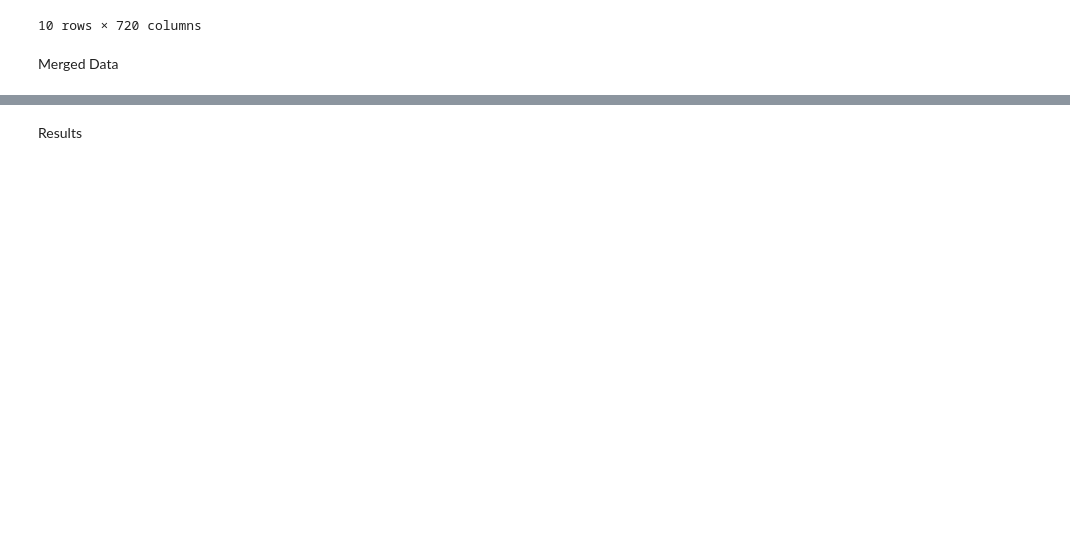
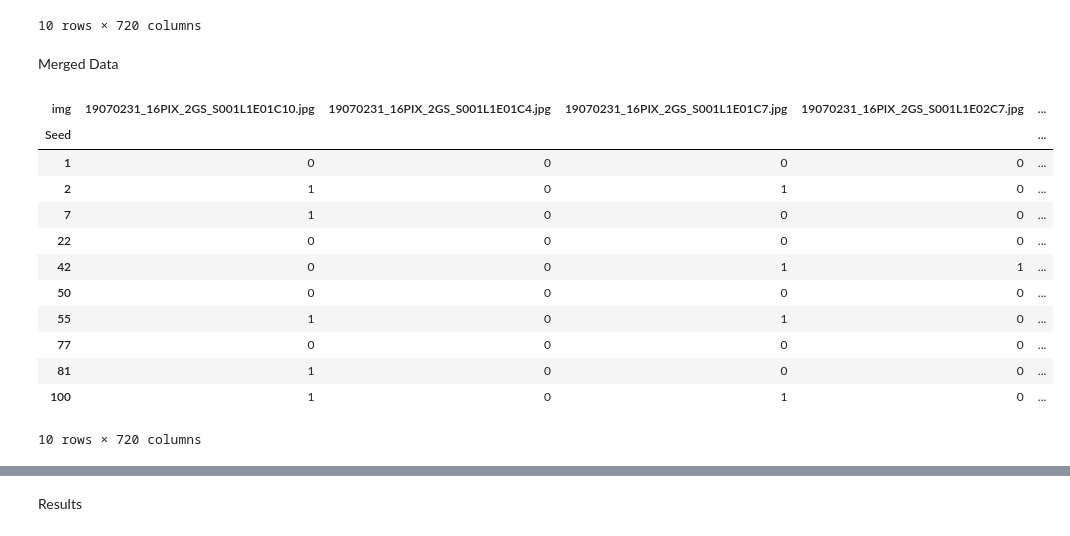
Before and after one commit to namin-an/ArtificialVision, a Jupyter notebook: Visualization/Parallel.ipynb, the cells around one changed output, grey strips where cells are left out. Saved outputs shown, nothing was run; the diff lists cells and outputs as text; code cells hidden in the pictures; blank space fills up the shorter version.

```diff
--- a/Visualization/Parallel.ipynb
+++ b/Visualization/Parallel.ipynb
@@ -254,6 +255,22 @@ mac_df
 10 rows × 720 columns
 # %% [markdown]
 Merged Data
+# %%
+mac_df
+# %% [output]
+| img | 19070231_16PIX_2GS_S001L1E01C10.jpg | 19070231_16PIX_2GS_S001L1E01C4.jpg | 19070231_16PIX_2GS_S001L1E01C7.jpg | 19070231_16PIX_2GS_S001L1E02C7.jpg | ... |
+| Seed |  |  |  |  | ... |
+| 1 | 0 | 0 | 0 | 0 | ... |
+| 2 | 1 | 0 | 1 | 0 | ... |
+| 7 | 1 | 0 | 0 | 0 | ... |
+| 22 | 0 | 0 | 0 | 0 | ... |
+| 42 | 0 | 0 | 1 | 1 | ... |
+| 50 | 0 | 0 | 0 | 0 | ... |
+| 55 | 1 | 0 | 1 | 0 | ... |
+| 77 | 0 | 0 | 0 | 0 | ... |
+| 81 | 1 | 0 | 0 | 0 | ... |
+| 100 | 1 | 0 | 1 | 0 | ... |
+10 rows × 720 columns
 # %%
 mer_df = pd.concat([acc_df, mac_df], join='inner')
 mer_df = mer_df[mer_df.index != 'img']
```
Also changed, not shown: parts of 8 cells of this notebook.
